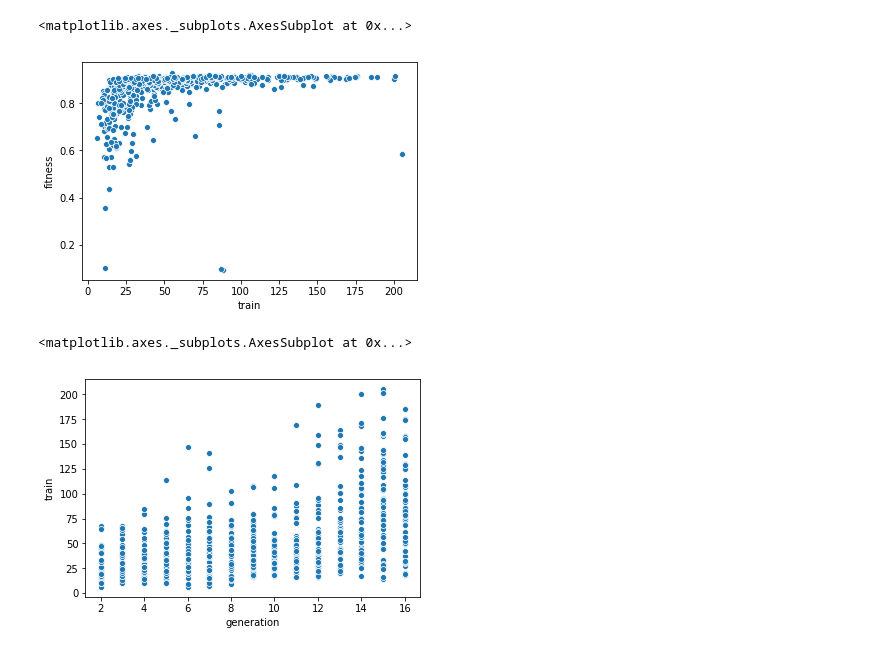
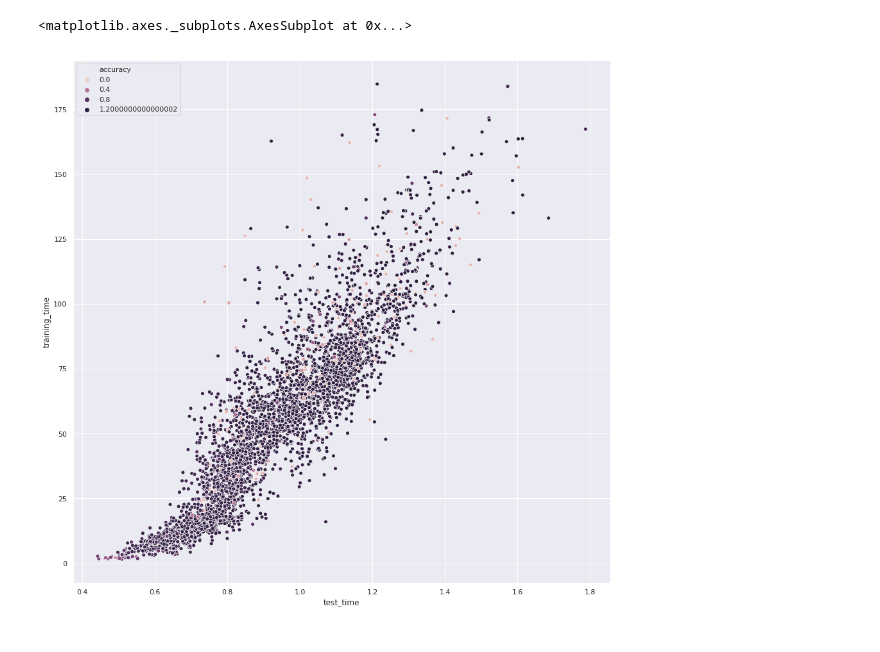
Before and after one commit to roblanf/netcaster, a Jupyter notebook: plot.ipynb, the cells around one changed output. Cells and saved outputs as stored; diff of their text form; code cells hidden in the pictures.

```diff
--- a/plot.ipynb
+++ b/plot.ipynb
@@ -6,4 +13,8 @@ import numpy as np
 # %%
-df = pd.read_table("fashion2.tsv")
+df = pd.read_table("10.tsv")
-# %%
-df.columns = ['generation', 'fitness', 'train', 'test', 'genotype']
+# %%
+df.columns = ['generation', 'accuracy', 'training_time', 'test_time', 'genotype', 'fitness', 'selection']
+df = df.replace([np.nan, -np.nan], 0)
+df["training_time"] = pd.to_numeric(df["training_time"])
+
+df.tail(5)
@@ -25,0 +149,4 @@ p2.set(ylim=(0.8, 1.0))
+# %%
+sns.set(rc={'figure.figsize':(15,15)})
+
+p2 = sns.scatterplot(y='accuracy',x='training_time',data=df)
@@ -26,10 +155,5 @@ p2.set(ylim=(0.8, 1.0))
 # %%
-sns.scatterplot(y='fitness',x='train',data=df)
+sns.scatterplot(y='training_time',x='test_time',data=df, hue='accuracy')
 # %% [output]
 <matplotlib.axes._subplots.AxesSubplot at 0x...>
-[figure, old version]
+[figure, new version]
-# %%
-sns.scatterplot(y='train',x='generation',data=df)
-# %% [output]
-<matplotlib.axes._subplots.AxesSubplot at 0x...>
-[figure, removed]
```
Also changed, not shown: parts of 17 cells of this notebook, 2 other files.
